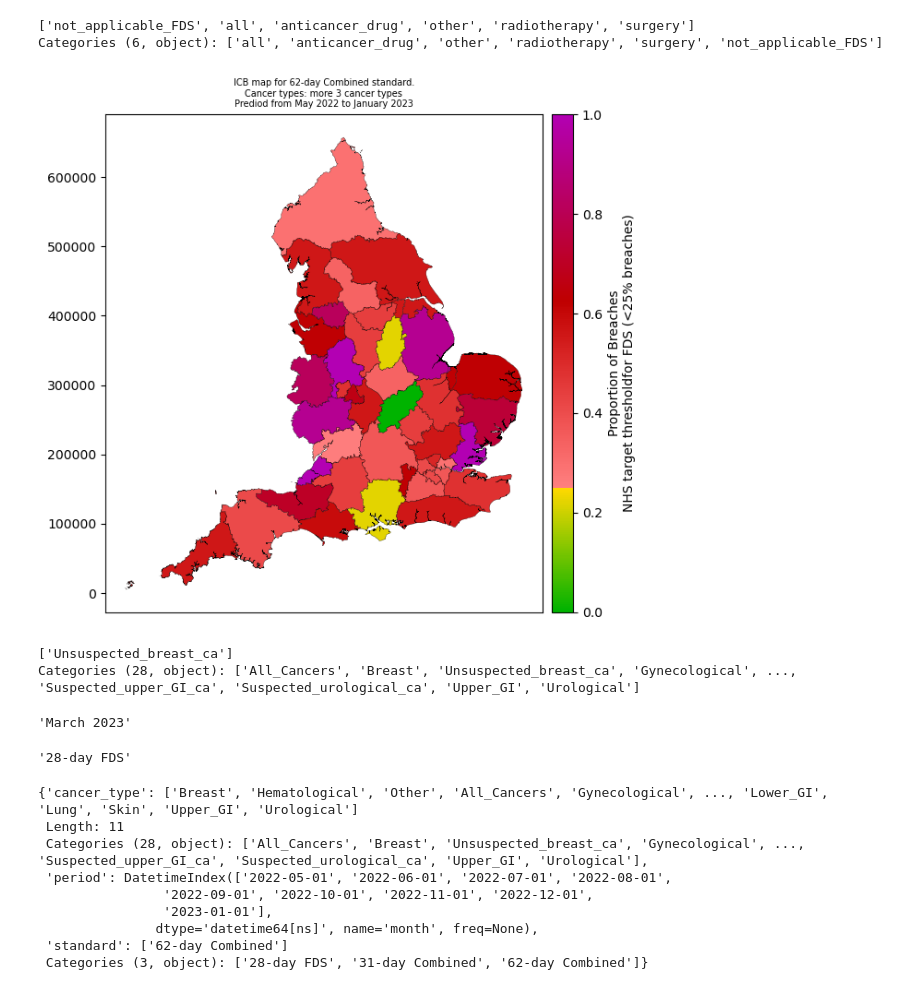
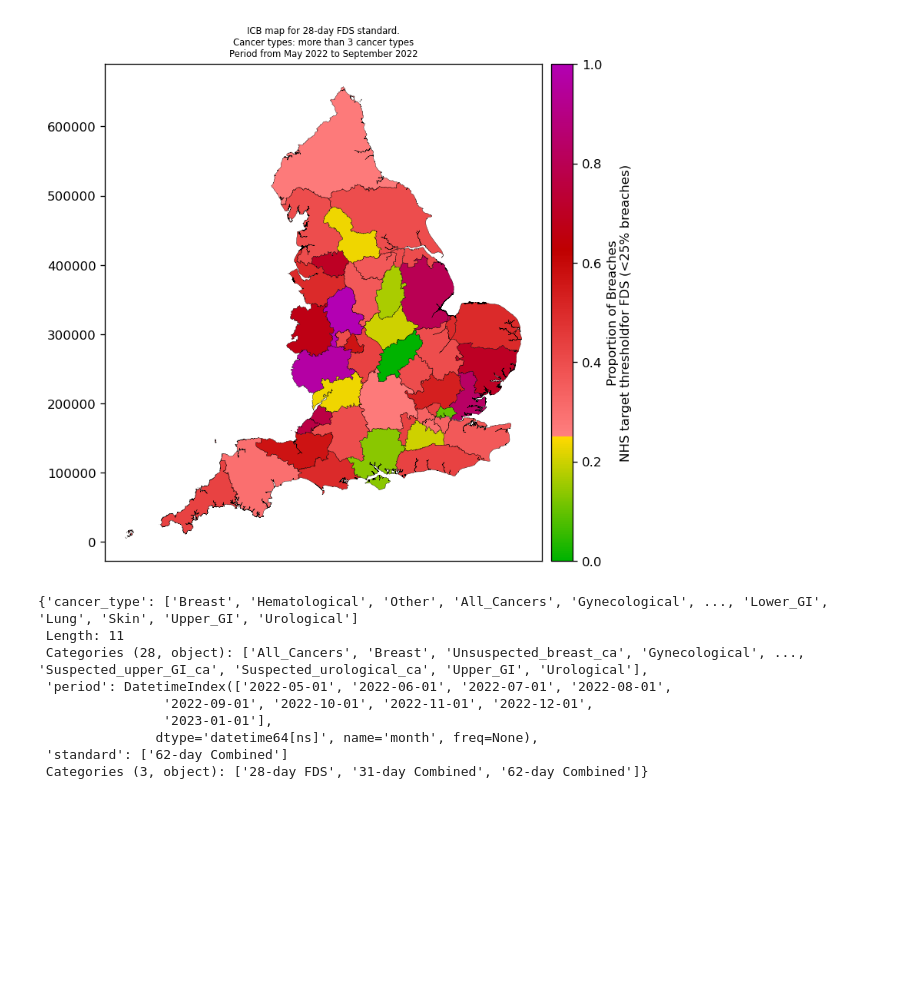
Before and after one commit to ploginovic/hpdm139_A2, a Jupyter notebook: canseer/workstation_21stDec.ipynb, the cells around one changed output. Cells and saved outputs as stored; diff of their text form; code cells hidden in the pictures; blank space fills up the shorter version.

Commit message:
Checked Map plotting function

```diff
--- a/canseer/workstation_21stDec.ipynb
+++ b/canseer/workstation_21stDec.ipynb
@@ -243,8 +118,3 @@ filter_data()
-# %%
-data.treatment_modality.unique()
-# %% [output]
-['not_applicable_FDS', 'all', 'anticancer_drug', 'other', 'radiotherapy', 'surgery']
-Categories (6, object): ['all', 'anticancer_drug', 'other', 'radiotherapy', 'surgery', 'not_applicable_FDS']
 # %%
 x = select_to_plot(data, filters={'start_month':'05-2022',
                               'end_month':'01-2023',
@@ -253,24 +123,11 @@ x = select_to_plot(data, filters={'start_month':'05-2022',
                                 })
 # %%
 fig,ax = plot_icb_map(data, filters={'start_month':'05-2022',
-                              'end_month':'01-2023',
+                              'end_month':'09-2022',
                               'standard':'FDS',
-                                })
+                                }, dpi=120)
 # %% [output]
-[figure, old version]
+[figure, new version]
-# %%
-x[1]['cancer_type']
-# %% [output]
-['Unsuspected_breast_ca']
-Categories (28, object): ['All_Cancers', 'Breast', 'Unsuspected_breast_ca', 'Gynecological', ..., 'Suspected_upper_GI_ca', 'Suspected_urological_ca', 'Upper_GI', 'Urological']
-# %%
-x[1]['period'][-1].strftime('%B %Y')
-# %% [output]
-'March 2023'
-# %%
-x[1]['standard'][0]
-# %% [output]
-'28-day FDS'
 # %%
 select_to_plot()
 # %% [output]
```
Also changed, not shown: parts of 28 cells of this notebook, 1 other file.
